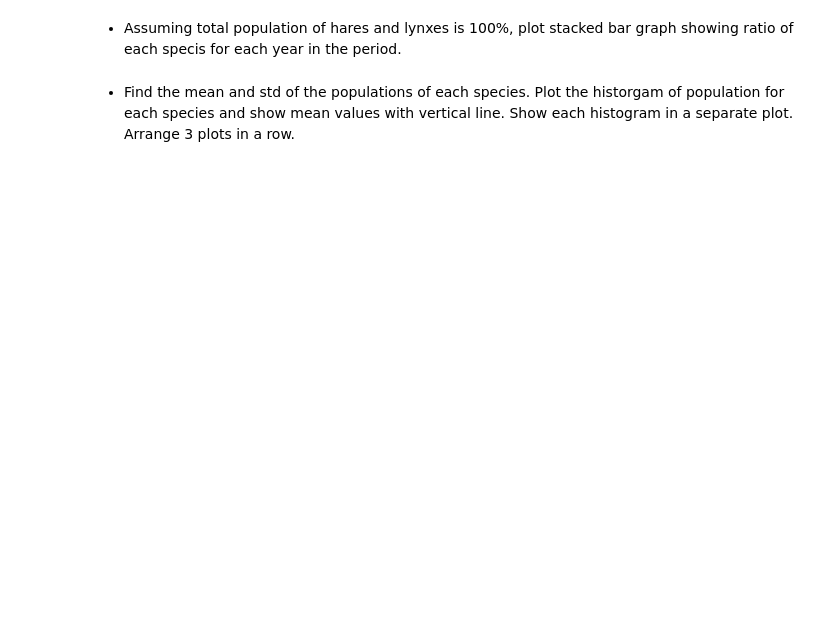
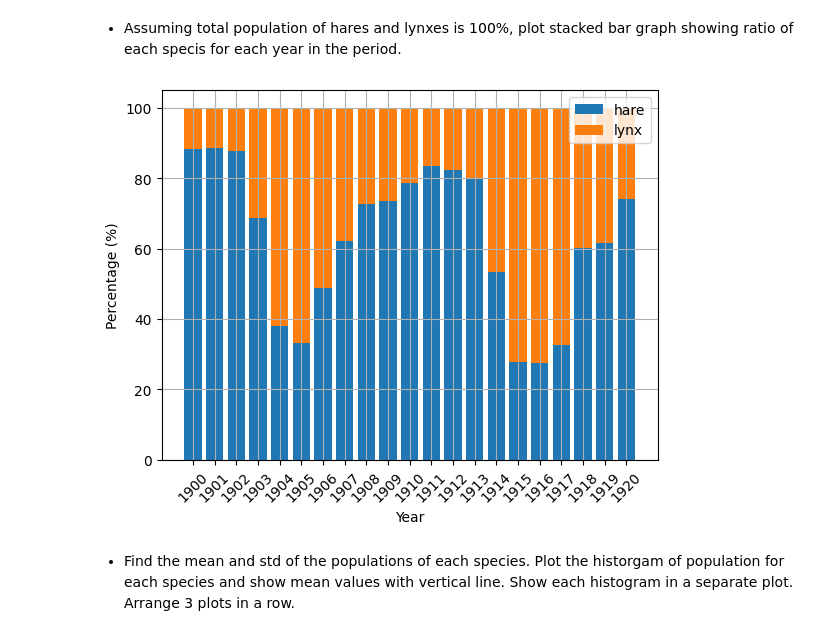
Before and after one commit to Mugetsu-Nuckie/dzstatprac, a Jupyter notebook: dz2.ipynb, the cells around one changed output. Cells and saved outputs as stored; diff of their text form; code cells hidden in the pictures; blank space fills up the shorter version.

```diff
--- a/dz2.ipynb
+++ b/dz2.ipynb
@@ -98,4 +127,23 @@ ValueError: could not convert string '<!DOCTYPE' to float64 at row 0, column 1.
 # %% [markdown]
 - Assuming total population of hares and lynxes is 100%, plot stacked bar graph showing ratio of each specis for each year in the period.
+# %%
+data = np.loadtxt('populations.txt')
+column1 = data[:, 0]
+column2 = data[:, 1]
+column3 = data[:, 2]
+column4 = data[:, 3]
+total = column2 + column3
+hare_ratio = column2 / total * 100
+lynx_ratio = column3 / total * 100
+plt.bar(column1, hare_ratio, label="hare")
+plt.bar(column1, lynx_ratio, bottom=hare_ratio, label="lynx")
+plt.grid(True)
+plt.legend()
+plt.xlabel("Year")
+plt.ylabel("Percentage (%)")
+plt.xticks(column1, rotation=45)
+plt.show()
+# %% [output]
+[figure, added]
 # %% [markdown]
 - Find the mean and std of the populations of each species. Plot the historgam of population for each species and show mean values with vertical line. Show each histogram in a separate plot. Arrange 3 plots in a row.
```
Also changed, not shown: parts of 7 cells of this notebook.
